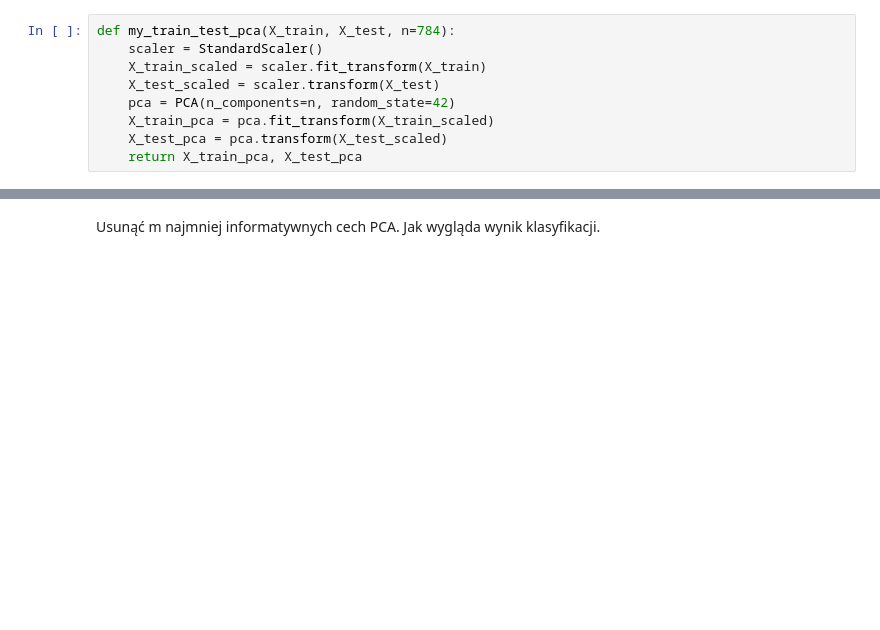
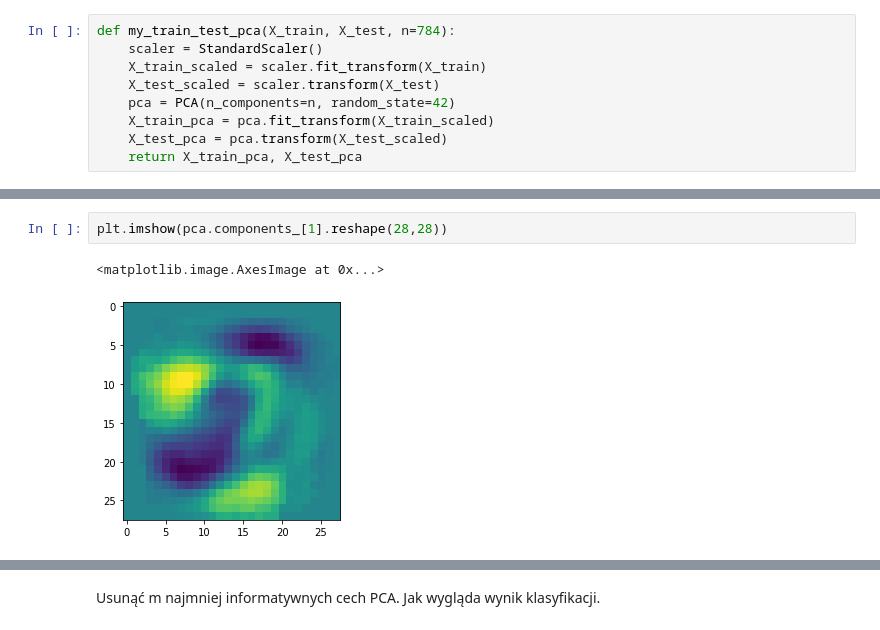
Before and after one commit to arkadiuss/ML_lab2_solution, a Jupyter notebook: lab2_tutorial.ipynb, the cells around one changed output, grey strips where cells are left out. Saved outputs shown, nothing was run; the diff lists cells and outputs as text; blank space fills up the shorter version.

```diff
--- a/lab2_tutorial.ipynb
+++ b/lab2_tutorial.ipynb
@@ -764,0 +770,5 @@ plt.imshow(X[100].reshape(28,28))
+# %%
+plt.imshow(pca.components_[1].reshape(28,28))
+# %% [output]
+<matplotlib.image.AxesImage at 0x...>
+[figure, added]
```
Also changed, not shown: parts of 20 cells of this notebook.
